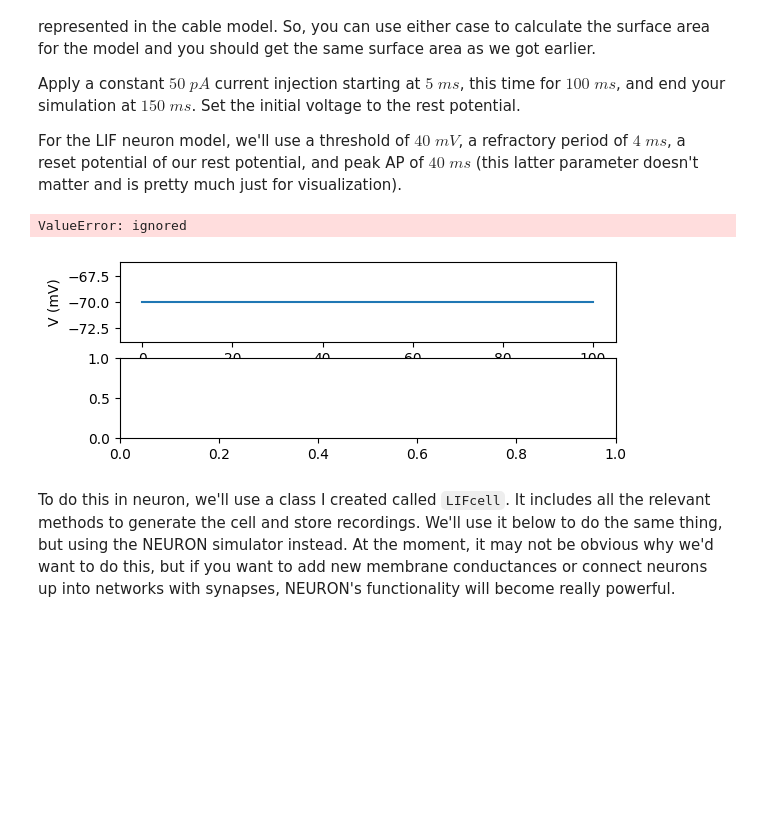
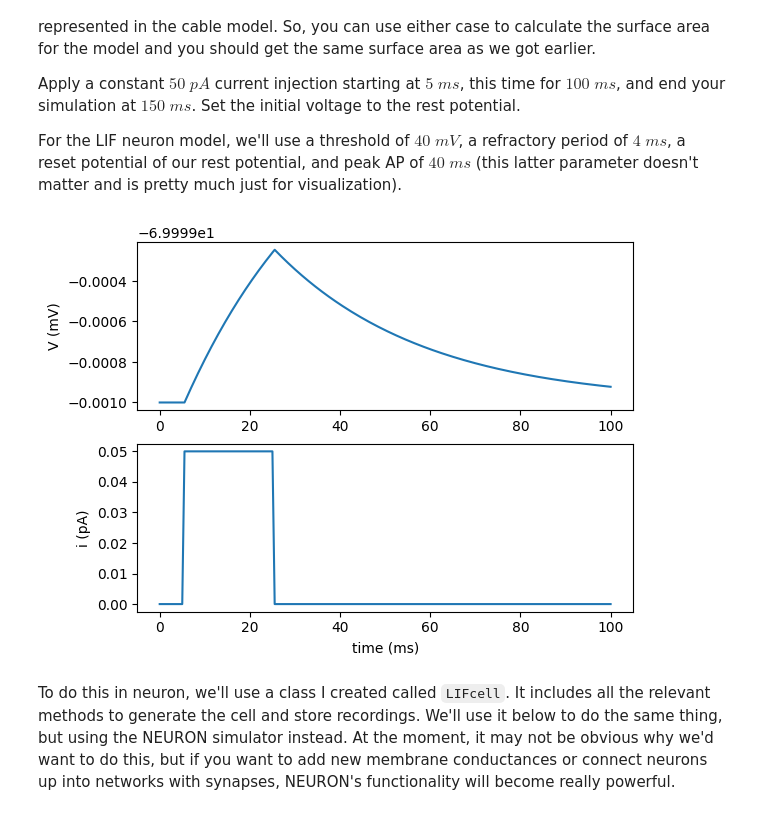
Before and after one commit to Bouncy0Knight/Exercise_5, a Jupyter notebook: CompModNervSys_exercise5.ipynb, the cells around one changed output. Saved outputs shown, nothing was run; the diff lists cells and outputs as text; code cells hidden in the pictures; blank space fills up the shorter version.

```diff
--- a/CompModNervSys_exercise5.ipynb
+++ b/CompModNervSys_exercise5.ipynb
@@ -443,22 +452,21 @@ def genCurrentPulse(dt,tstop,I_del,I_dur,I_amp):
 # %% [markdown]
 Make a function below to run and plot the output of these "python" simulations
 # %%
-def run_and_plot_LIFpy(dt,tstop,V0,Rm,Cm,Vr,Vth,Vreset,I_del,I_dur,I_amp,I_stim,refrac_per=2,AP_peak=40):
-    Vm,t, spike_times = simLIFneuron(dt,tstop,V0,Rm,Cm,Vr,I_stim,Vth,Vreset,refrac_per,AP_peak)
-    I = np.zeros(t.shape)
-    I,t = genCurrentPulse(dt,tstop,I_del,I_dur,I_amp)
+def run_and_plot_LIFpy(dt,tstop,V0,Rm,Cm,Vr,Vth,Vreset,I_del,I_dur,I_amp,refrac_per=2,AP_peak=40):
+
+    I, t = genCurrentPulse(dt,tstop,I_del,I_dur,I_amp)
+    Vm,t, spike_times = simLIFneuron(dt,tstop,V0,Rm,Cm,Vr,I,Vth,Vreset,refrac_per,AP_peak)
+
 
     fig = plt.figure()
-    ax = fig.add_subplot(411)
+    ax = fig.add_subplot(211)
     ax.plot(t,Vm)
     ax.set_ylabel('V (mV)')
-    ax = fig.add_subplot(412)
-    ax.plot(t,spike_times)
+    ax = fig.add_subplot(212)
+    ax.plot(t,I)
     ax.set_xlabel('time (ms)')
     ax.set_ylabel('i (pA)')
-    ax = fig.add_subplot(413)
-    ax.plot(t,I)
-    ax.set_ylabel('V (mV)')
+
 
     return Vm, spike_times, I, t
 # %% [markdown]
@@ -472,27 +480,26 @@ For the LIF neuron model, we'll use a threshold of $40 \; mV$, a refractory peri
 # %%
 # Model parameters
 # Your code goes here
 dt = .5 #ms
 tstop = 100 #ms
 V0 = -70 #mV
 Rm = 33*.001
 Cm = 1 * 1000
 Vr = -70 #mV WHAT VALUE SHOULD WE USE HERE??
 Vth = 40
 I_del = 5
 I_dur = 20
 I_amp =.05 #nA
 refrac_per = 4
 Ap_peak = 40
-Vreset = Ap_peak #???
+Vreset = Vr #???
 # Stimulation parameters
 
 
 # Simulation parameters
-Vm, spike_times, I, t = run_and_plot_LIFpy(dt,tstop,V0,Rm,Cm,Vr,Vth,Vreset,I_del,I_dur,I_amp,i_stim,refrac_per,Ap_peak)
+Vm, spike_times, I, t = run_and_plot_LIFpy(dt,tstop,V0,Rm,Cm,Vr,Vth,Vreset,I_del,I_dur,I_amp,refrac_per,Ap_peak)
 # %% [output]
-ValueError: ignored
-[figure, old version]
+[figure, new version]
 # %% [markdown]
 To do this in neuron, we'll use a class I created called `LIFcell`. It includes all the relevant methods to generate the cell and store recordings. We'll use it below to do the same thing, but using the NEURON simulator instead. At the moment, it may not be obvious why we'd want to do this, but if you want to add new membrane conductances or connect neurons up into networks with synapses, NEURON's functionality will become really powerful.
 # %%
```
Also changed, not shown: parts of 10 cells of this notebook.
